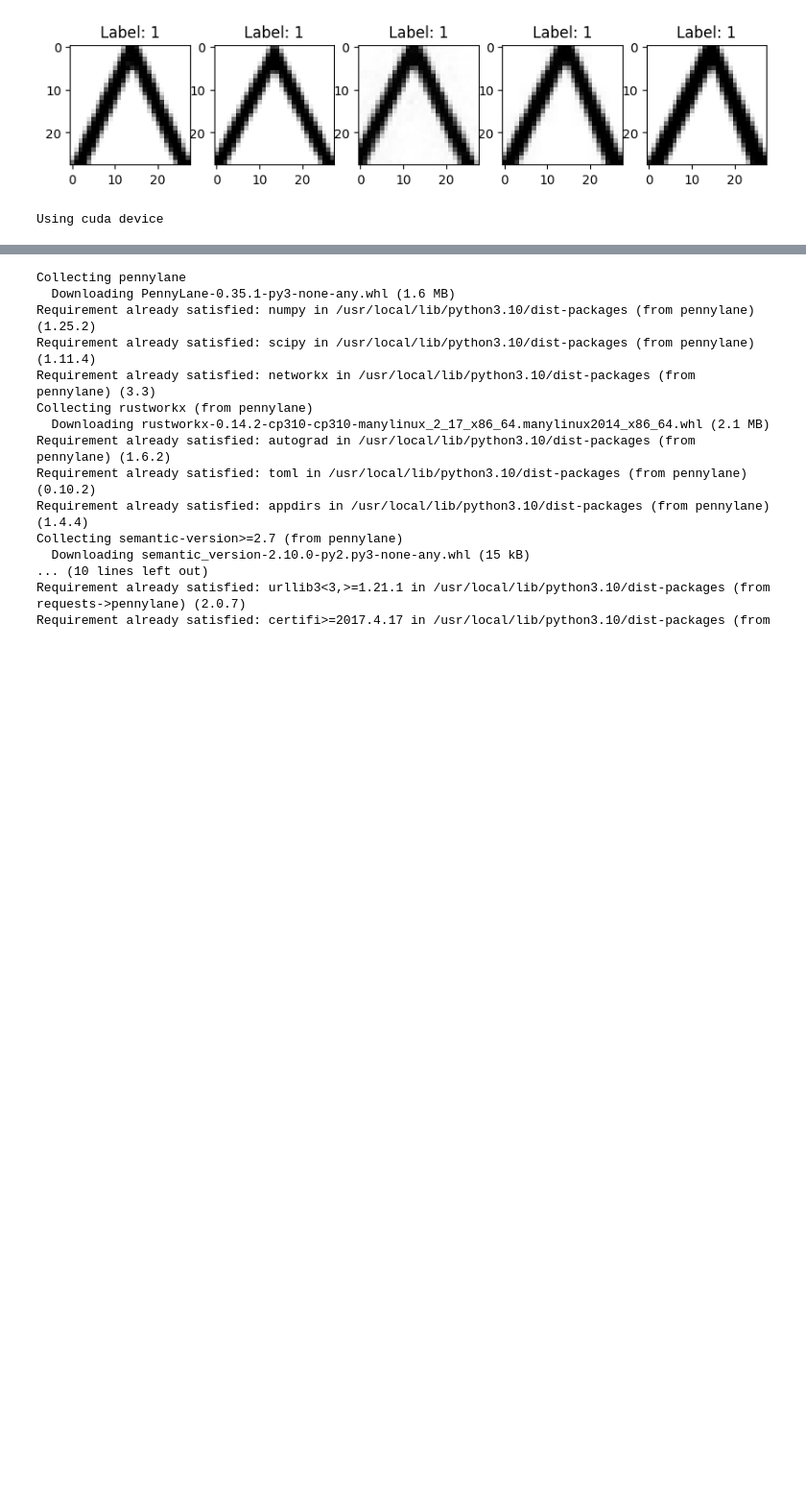
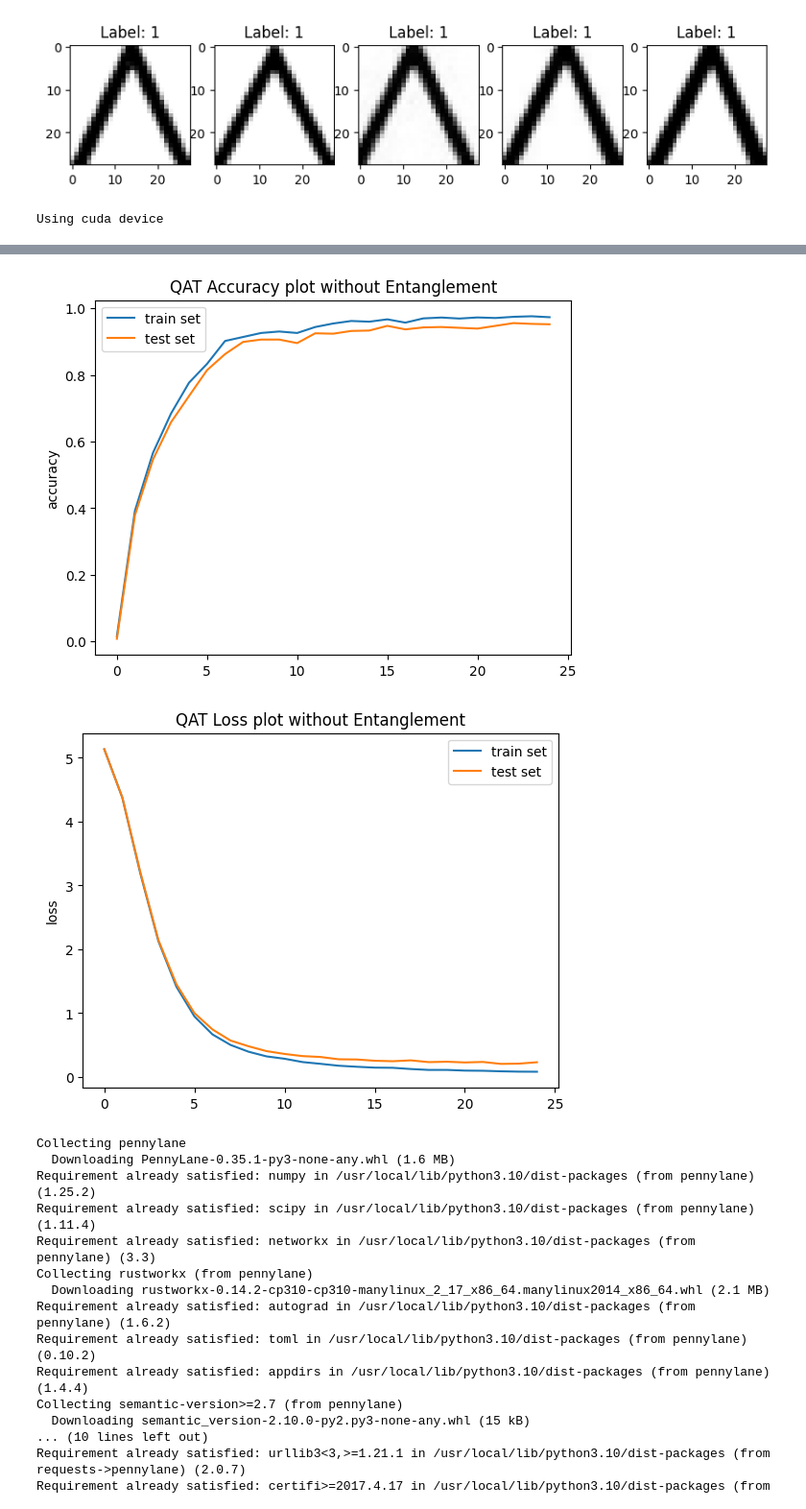
Before and after one commit to ashishar/q_character, a Jupyter notebook: Brahmi_with_qnn_and_qat.ipynb, the cells around one changed output, grey strips where cells are left out. Shown at 96% size. Cells and saved outputs as stored; diff of their text form; code cells hidden in the pictures; blank space fills up the shorter version.

```diff
--- a/Brahmi_with_qnn_and_qat.ipynb
+++ b/Brahmi_with_qnn_and_qat.ipynb
@@ -875,3 +892,20 @@ plt.show()
+# %%
+plt.plot(A_Train[::2], label='train set')
+plt.plot(A_Test[::2], label='test set')
+plt.ylabel('accuracy')
+plt.legend()
+plt.title("QAT Accuracy plot without Entanglement")
+plt.show()
+
+plt.plot(L_Train[::2], label='train set')
+plt.plot(L_Test[::2], label='test set')
+plt.ylabel('loss')
+plt.legend()
+plt.title("QAT Loss plot without Entanglement")
+plt.show()
+# %% [output]
+[figure, added]
+[figure, added]
 # %%
 idx = np.random.choice(len(test_dataset))
 
```
Also changed, not shown: parts of 4 cells of this notebook.
